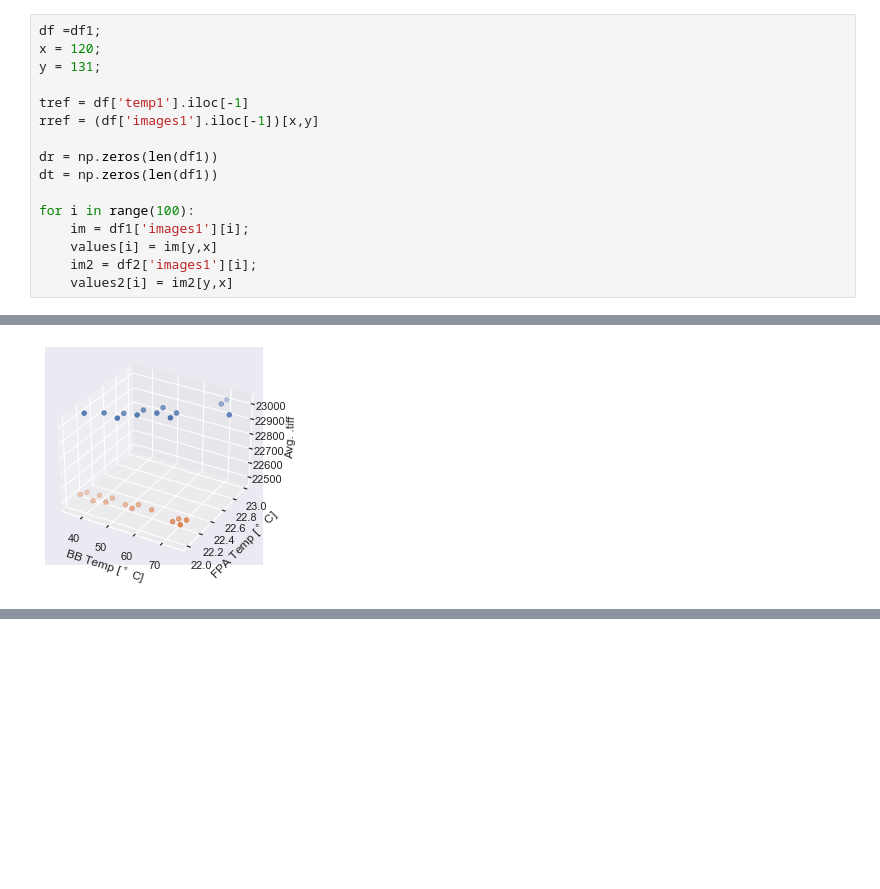
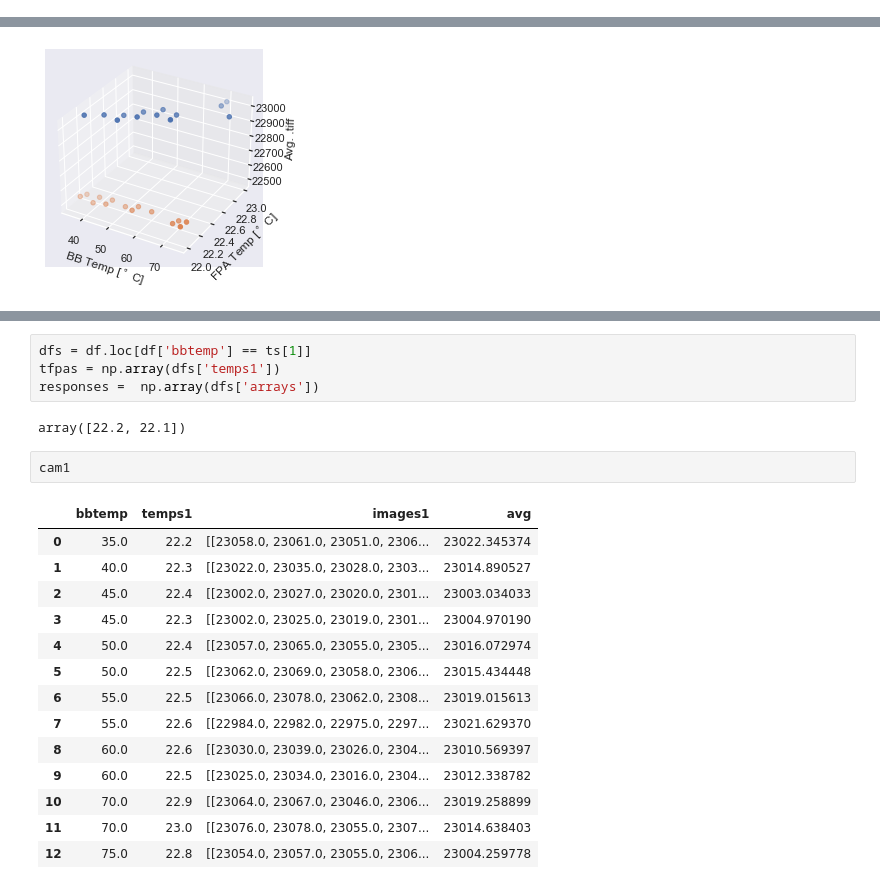
Before and after one commit to Polarization-Lab/IRCSP, a Jupyter notebook: calibration/NUC/compute_NUC.ipynb, the cells around one changed output, grey strips where cells are left out. Saved outputs shown, nothing was run; the diff lists cells and outputs as text; blank space fills up the shorter version.

```diff
--- a/calibration/NUC/compute_NUC.ipynb
+++ b/calibration/NUC/compute_NUC.ipynb
@@ -56,22 +56,6 @@ plt.show()
 def f(T, m, b,rc): # this is your 'straight line' y=f(x)
     dt = 21 - T; #delta T,T ref is 21
     return A*x**2 + B
-# %%
-df =df1;
-x = 120;
-y = 131;
-
-tref = df['temp1'].iloc[-1]
-rref = (df['images1'].iloc[-1])[x,y]
-
-dr = np.zeros(len(df1))
-dt = np.zeros(len(df1))
-
-for i in range(100):
-    im = df1['images1'][i];
-    values[i] = im[y,x]
-    im2 = df2['images1'][i];
-    values2[i] = im2[y,x]
 # %%
 for j in range(10):
     values = np.zeros(100)
@@ -175,0 +168,23 @@ ax = sns.heatmap(c2)
+# %%
+dfs = df.loc[df['bbtemp'] == ts[1]]
+tfpas = np.array(dfs['temps1'])
+responses =  np.array(dfs['arrays'])
+# %% [output]
+array([22.2, 22.1])
+# %%
+cam1
+# %% [output]
+|  | bbtemp | temps1 | images1 | avg |
+| 0 | 35.0 | 22.2 | [[23058.0, 23061.0, 23051.0, 2306... | 23022.345374 |
+| 1 | 40.0 | 22.3 | [[23022.0, 23035.0, 23028.0, 2303... | 23014.890527 |
+| 2 | 45.0 | 22.4 | [[23002.0, 23027.0, 23020.0, 2301... | 23003.034033 |
+| 3 | 45.0 | 22.3 | [[23002.0, 23025.0, 23019.0, 2301... | 23004.970190 |
+| 4 | 50.0 | 22.4 | [[23057.0, 23065.0, 23055.0, 2305... | 23016.072974 |
+| 5 | 50.0 | 22.5 | [[23062.0, 23069.0, 23058.0, 2306... | 23015.434448 |
+| 6 | 55.0 | 22.5 | [[23066.0, 23078.0, 23062.0, 2308... | 23019.015613 |
+| 7 | 55.0 | 22.6 | [[22984.0, 22982.0, 22975.0, 2297... | 23021.629370 |
+| 8 | 60.0 | 22.6 | [[23030.0, 23039.0, 23026.0, 2304... | 23010.569397 |
+| 9 | 60.0 | 22.5 | [[23025.0, 23034.0, 23016.0, 2304... | 23012.338782 |
+| 10 | 70.0 | 22.9 | [[23064.0, 23067.0, 23046.0, 2306... | 23019.258899 |
+| 11 | 70.0 | 23.0 | [[23076.0, 23078.0, 23055.0, 2307... | 23014.638403 |
+| 12 | 75.0 | 22.8 | [[23054.0, 23057.0, 23055.0, 2306... | 23004.259778 |
```
Also changed, not shown: parts of 8 cells of this notebook, 1 other file.
